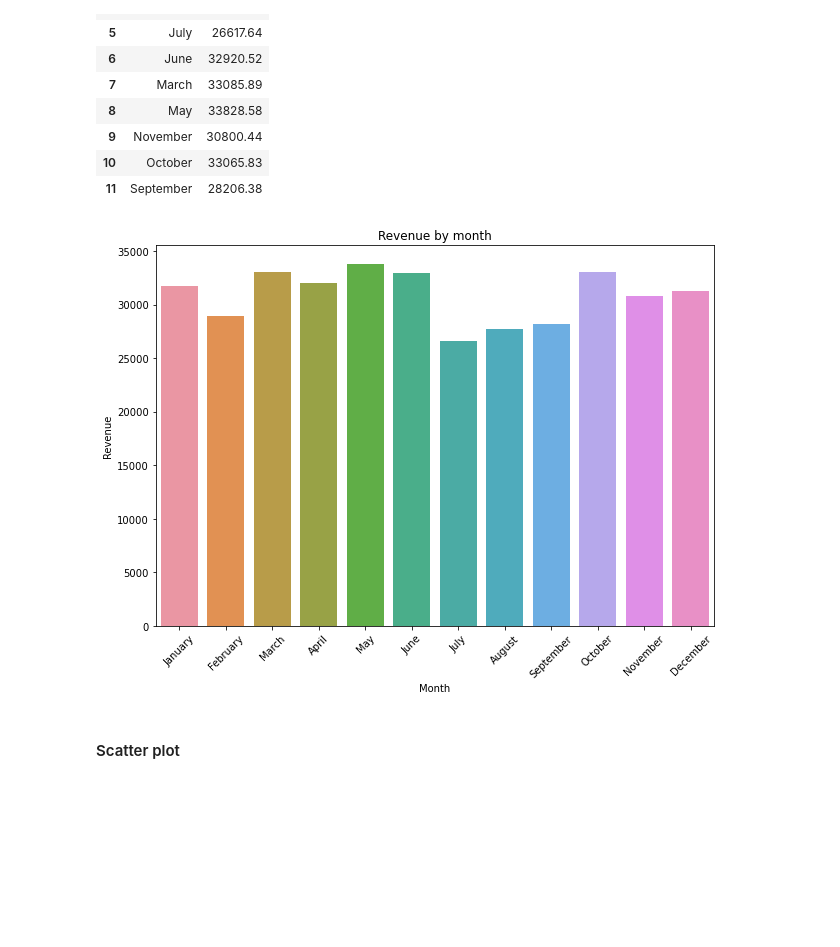
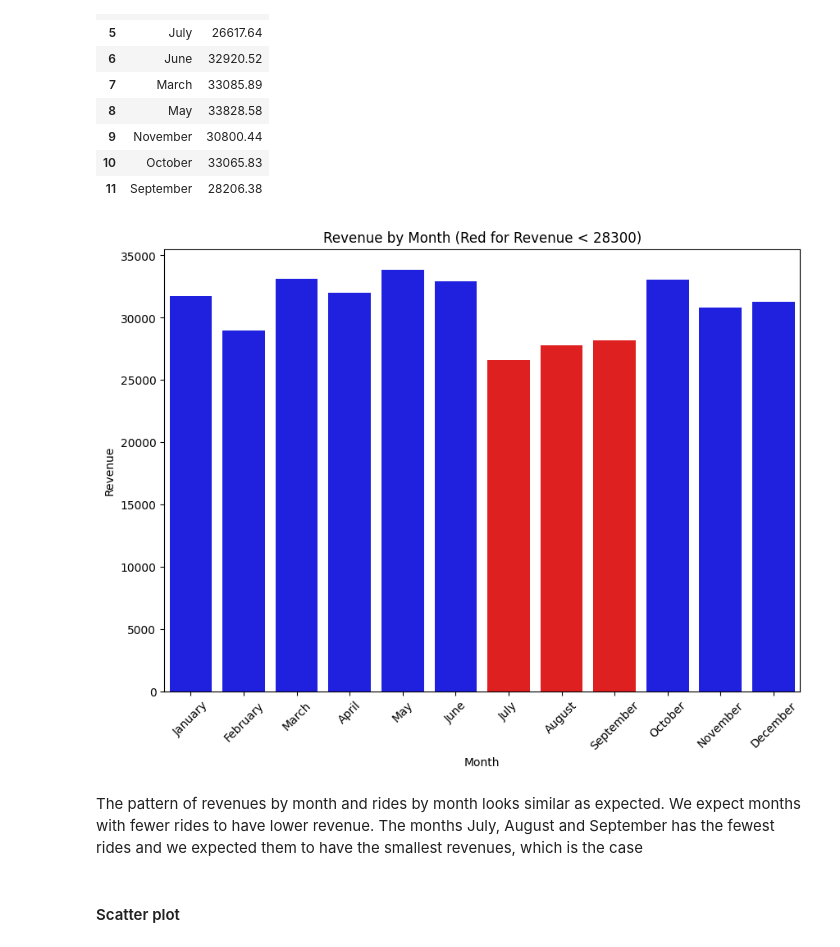
Before and after one commit to amlupenza/EDA_agda_automatidata, a Jupyter notebook: Activity_Course 3 Automatidata project lab.ipynb, the cells around one changed output. Saved outputs shown, nothing was run; the diff lists cells and outputs as text; code cells hidden in the pictures; blank space fills up the shorter version.

```diff
--- a/Activity_Course 3 Automatidata project lab.ipynb
+++ b/Activity_Course 3 Automatidata project lab.ipynb
@@ -582,7 +581,7 @@ Passing `palette` without assigning `hue` is deprecated and will be removed in v
 **Plot total revenue by month**
 # %%
 # Repeat the process, this time for total revenue by month
-revenue_by_month = df.groupby('Month').sum()['total_amount'].reset_index(name='Revenue')
+revenue_by_month = df.groupby('Month')['total_amount'].sum().reset_index(name='Revenue')
 revenue_by_month
 # %% [output]
 |  | Month | Revenue |
@@ -599,14 +598,20 @@ revenue_by_month
 | 10 | October | 33065.83 |
 | 11 | September | 28206.38 |
 # %%
-# Create a bar plot of total revenue by month
-plt.figure(figsize=(10,7))
-sns.barplot(x='Month', y='Revenue', data=revenue_by_month, order=months)
+# Filter rows with revenue less than 28000
+# Create a custom color palette
+colors = ['red' if r < 28300 else 'blue' for r in revenue_by_month['Revenue']]
+
+# Create the bar plot
+plt.figure(figsize=(10, 7))
+sns.barplot(x='Month', y='Revenue', data=revenue_by_month, palette=colors, hue='Month', order= months)
 plt.xticks(rotation=45)
-plt.title('Revenue by month')
+plt.title('Revenue by Month (Red for Revenue < 28300)')
 plt.show()
 # %% [output]
-[figure, old version]
+[figure, new version]
+# %% [markdown]
+The pattern of revenues by month and rides by month looks similar as expected. We expect months with fewer rides to have lower revenue. The months July, August and September has the fewest rides and we expected them to have the smallest revenues, which is the case
 # %% [markdown]
 #### Scatter plot
 # %% [markdown]
```
Also changed, not shown: parts of 18 cells of this notebook.
